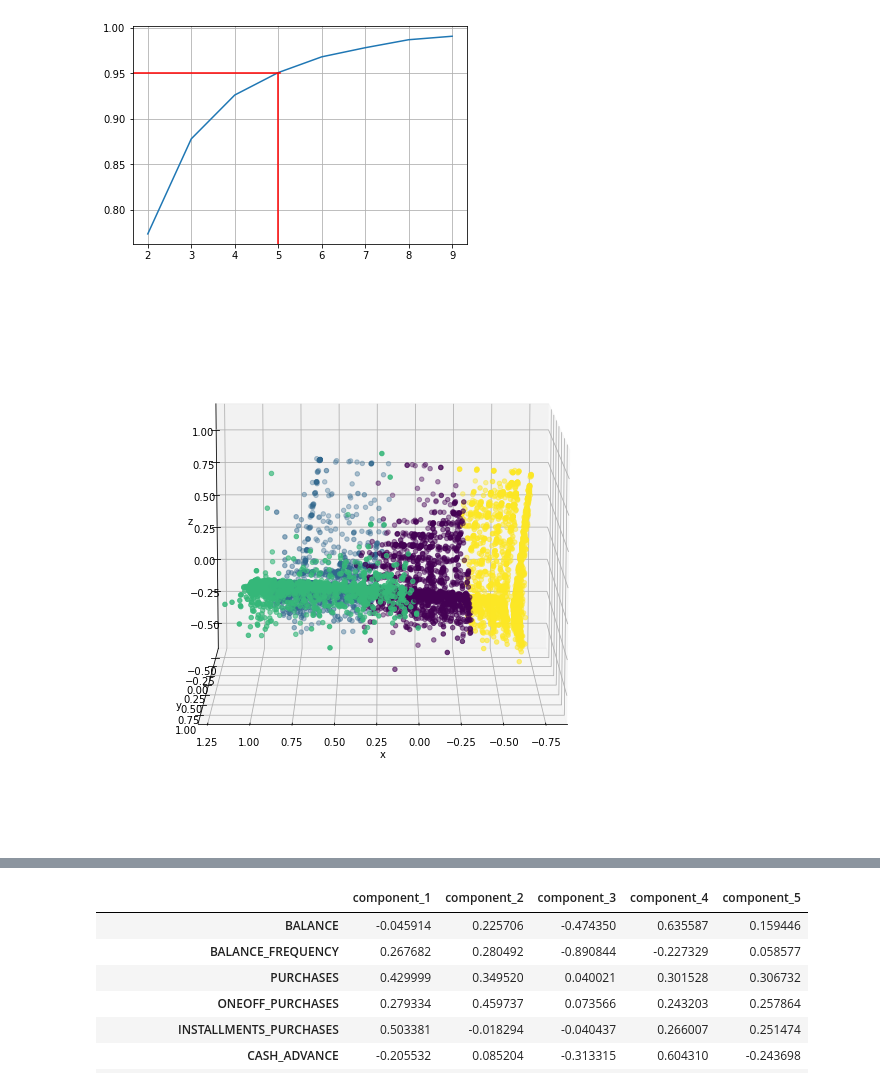
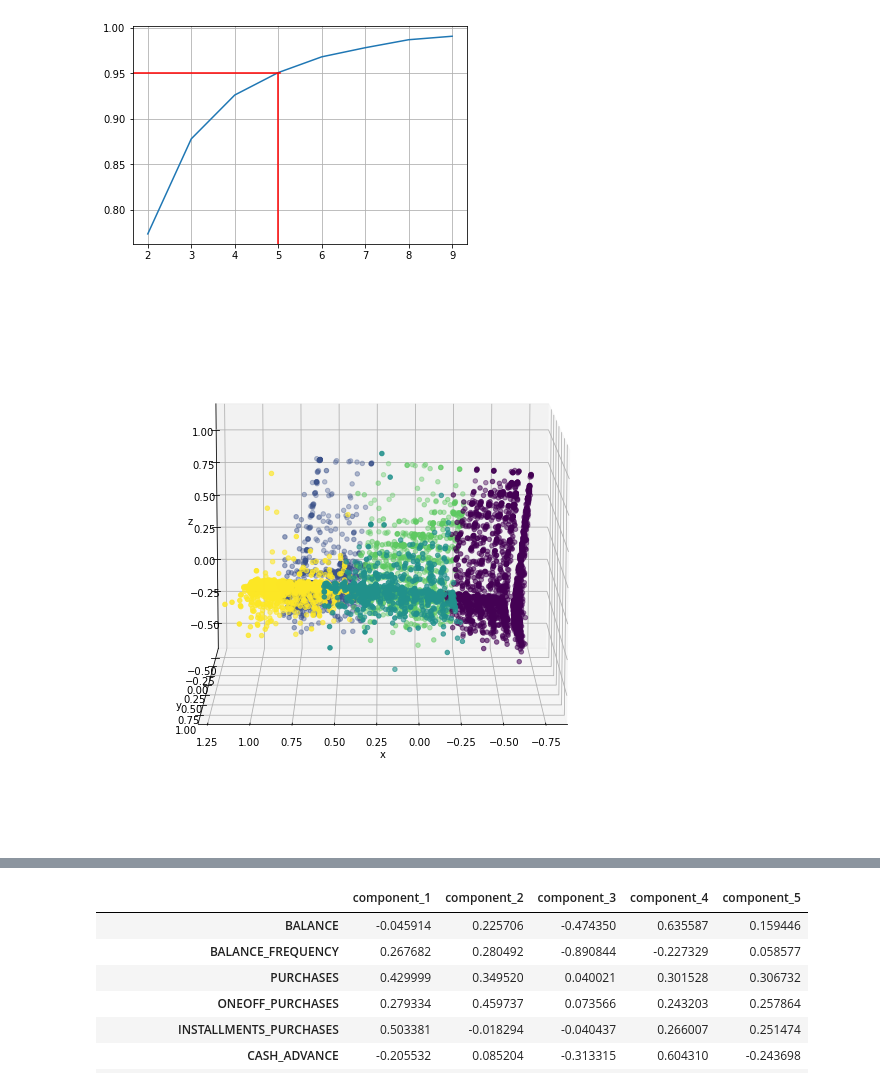
Before and after one commit to xwu0223/MBAN-6400-Project, a Jupyter notebook: MBAN6400_Project_B.ipynb, the cells around one changed output, grey strips where cells are left out. Drawn from its saved outputs; the diff is of its cells as text; code cells hidden in the pictures.

```diff
--- a/MBAN6400_Project_B.ipynb
+++ b/MBAN6400_Project_B.ipynb
@@ -131,33 +131,33 @@ plt.show()
 [figure]
 # %%
 from past.builtins import xrange
-pca_3 = PCA(n_components=5)
-pca_3_result = pca_3.fit_transform(data)
+pca_5 = PCA(n_components=5)
+pca_5_result = pca_5.fit_transform(data)
 x = [item[0] for item in pca_3_result]
 y = [item[1] for item in pca_3_result]
 z = [item[2] for item in pca_3_result]
 
 from mpl_toolkits.mplot3d import Axes3D
-optimum_num_clusters = 4
+optimum_num_clusters = 5
 model = KMeans(n_clusters=optimum_num_clusters)
 model.fit(PCA_components.iloc[:,:2])
 labels = model.predict(PCA_components.iloc[:,:2])
 x = [item[0] for item in pca_3_result]
 y = [item[1] for item in pca_3_result]
 z = [item[2] for item in pca_3_result]
 fig = plt.figure(figsize=(10,10))
 
 
 ax = fig.add_subplot(111, projection='3d')
 ax.scatter(x,y,z,c=labels)
 ax.set_xlabel("x")
 
 ax.set_ylabel("y")
 
 ax.set_zlabel("z")
 ax.view_init(elev=10., azim=90)
 # %% [output]
-[figure, old version]
+[figure, new version]
 # %%
 fig = plt.figure(figsize=(10,10))
 
```
Also changed, not shown: parts of 5 cells of this notebook, 3 other files.
